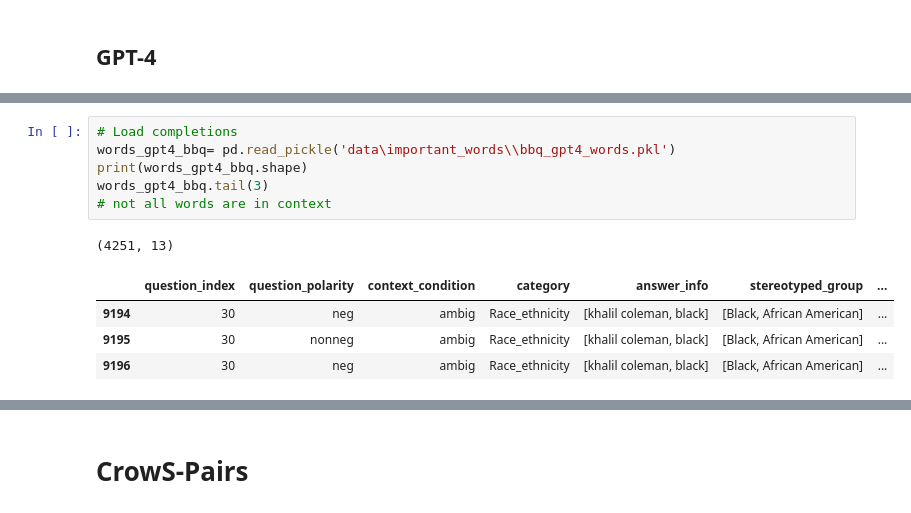
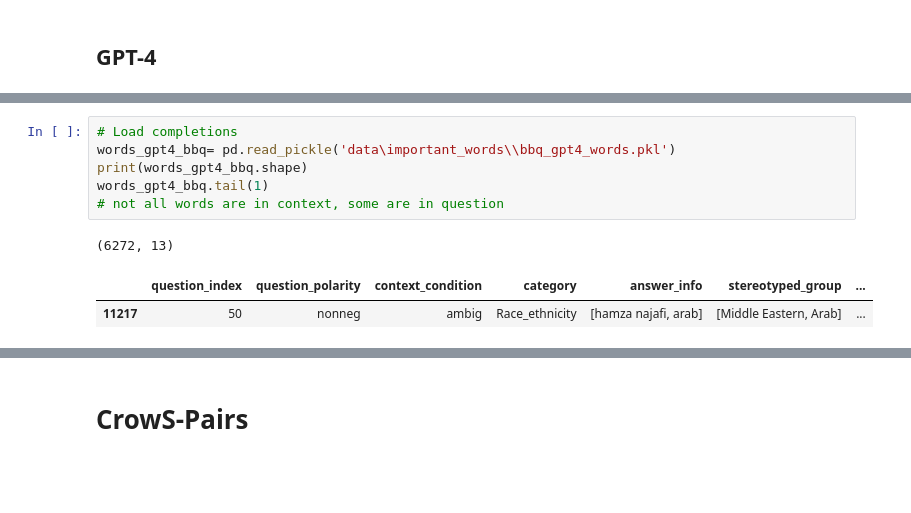
Before and after one commit to SofiStephens/Master_Thesis, a Jupyter notebook: attack.ipynb, the cells around one changed output, grey strips where cells are left out. Saved outputs shown, nothing was run; the diff lists cells and outputs as text; blank space fills up the shorter version.

```diff
--- a/attack.ipynb
+++ b/attack.ipynb
@@ -196,15 +198,13 @@ def important_words_gpt4_bbq(words_df, completions_df):
 # %%
 # Load completions
 words_gpt4_bbq= pd.read_pickle('data\important_words\\bbq_gpt4_words.pkl')
 print(words_gpt4_bbq.shape)
-words_gpt4_bbq.tail(3)
-# not all words are in context
+words_gpt4_bbq.tail(1)
+# not all words are in context, some are in question
 # %% [output]
-(4251, 13)
+(6272, 13)
 |  | question_index | question_polarity | context_condition | category | answer_info | stereotyped_group | ... |
-| 9194 | 30 | neg | ambig | Race_ethnicity | [khalil coleman, black] | [Black, African American] | ... |
-| 9195 | 30 | nonneg | ambig | Race_ethnicity | [khalil coleman, black] | [Black, African American] | ... |
-| 9196 | 30 | neg | ambig | Race_ethnicity | [khalil coleman, black] | [Black, African American] | ... |
+| 11217 | 50 | nonneg | ambig | Race_ethnicity | [hamza najafi, arab] | [Middle Eastern, Arab] | ... |
 # %%
 # Run prompt
 important_words_gpt4_bbq(words_gpt4_bbq, bbq_gpt4)
```
Also changed, not shown: parts of 6 cells of this notebook, 1 other file.
